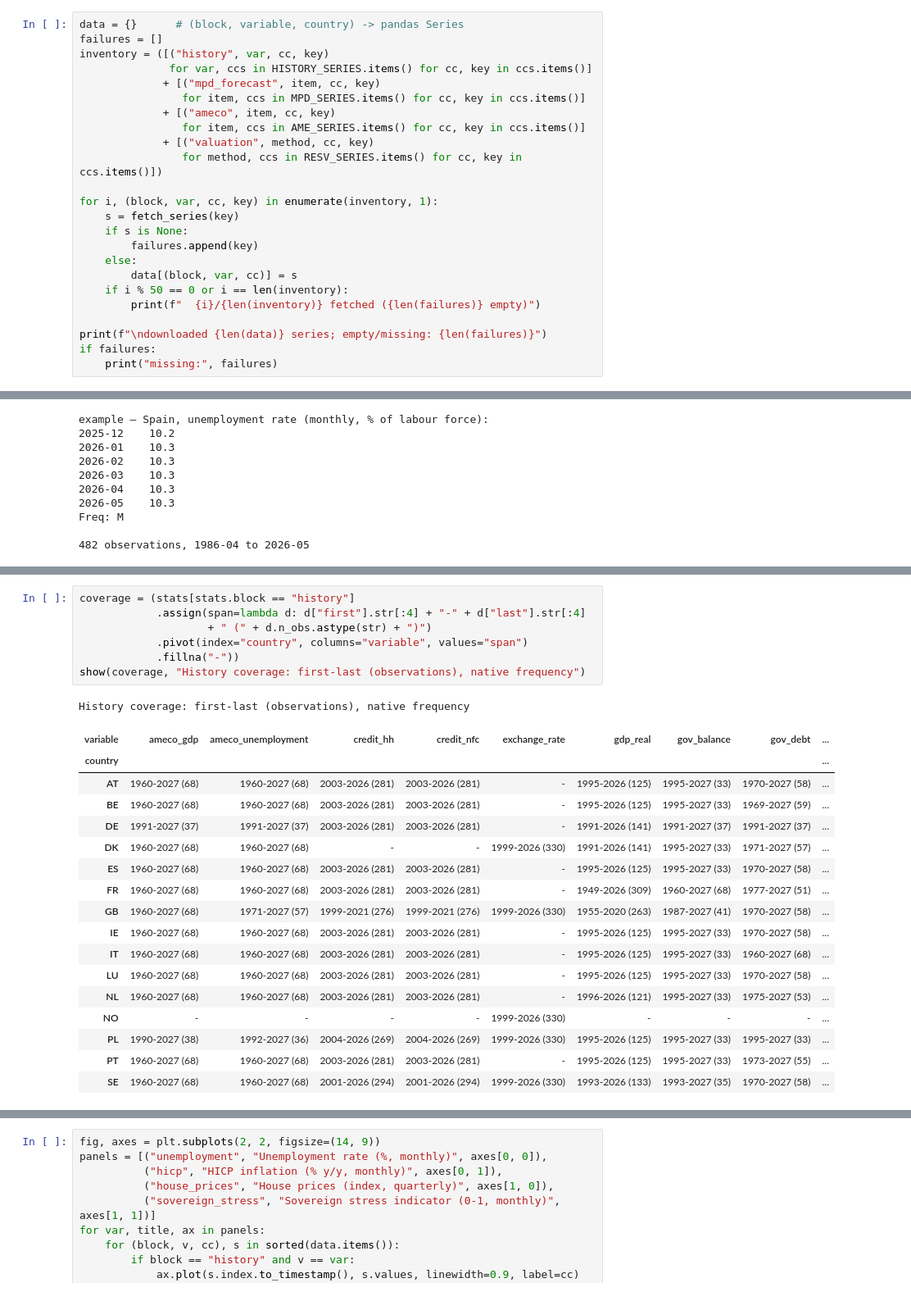
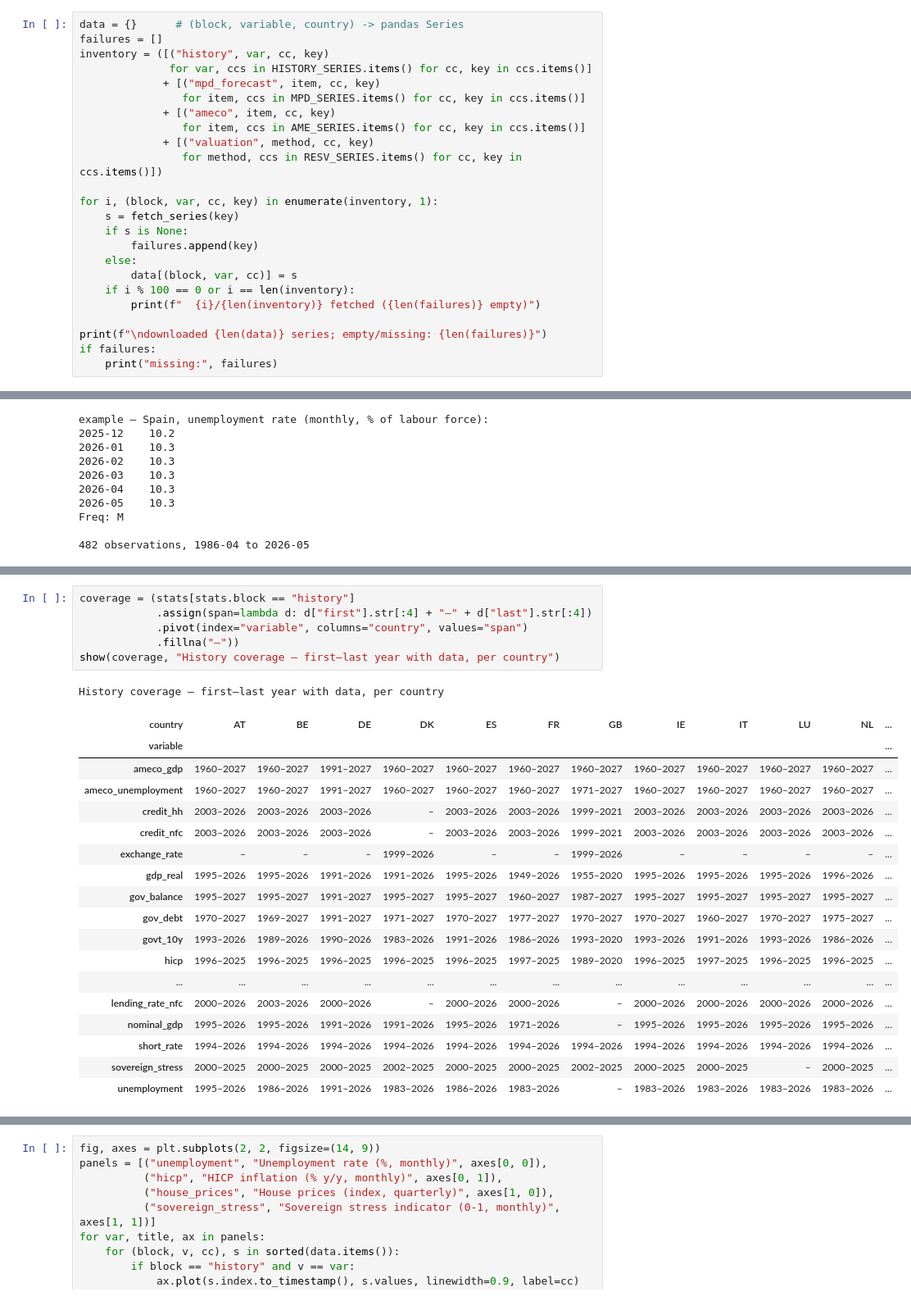
Before and after one commit to at621/snippets, a Jupyter notebook: ecb_data_public.ipynb, the cells around one changed output, grey strips where cells are left out. Shown at 82% size. Cells and saved outputs as stored; diff of their text form.

```diff
--- a/ecb_data_public.ipynb
+++ b/ecb_data_public.ipynb
@@ -995,7 +995,7 @@ for i, (block, var, cc, key) in enumerate(inventory, 1):
         failures.append(key)
     else:
         data[(block, var, cc)] = s
-    if i % 50 == 0 or i == len(inventory):
+    if i % 100 == 0 or i == len(inventory):
         print(f"  {i}/{len(inventory)} fetched ({len(failures)} empty)")
 
 print(f"\ndownloaded {len(data)} series; empty/missing: {len(failures)}")
@@ -1070,27 +1059,27 @@ Downloaded series by block and variable
 # %%
 coverage = (stats[stats.block == "history"]
-            .assign(span=lambda d: d["first"].str[:4] + "-" + d["last"].str[:4]
-                    + " (" + d.n_obs.astype(str) + ")")
-            .pivot(index="country", columns="variable", values="span")
-            .fillna("-"))
-show(coverage, "History coverage: first-last (observations), native frequency")
+            .assign(span=lambda d: d["first"].str[:4] + "–" + d["last"].str[:4])
+            .pivot(index="variable", columns="country", values="span")
+            .fillna("–"))
+show(coverage, "History coverage — first–last year with data, per country")
 # %% [output]
-History coverage: first-last (observations), native frequency
+History coverage — first–last year with data, per country
-| variable | ameco_gdp | ameco_unemployment | credit_hh | credit_nfc | exchange_rate | gdp_real | gov_balance | gov_debt | ... |
-| country |  |  |  |  |  |  |  |  | ... |
-| AT | 1960-2027 (68) | 1960-2027 (68) | 2003-2026 (281) | 2003-2026 (281) | - | 1995-2026 (125) | 1995-2027 (33) | 1970-2027 (58) | ... |
-| BE | 1960-2027 (68) | 1960-2027 (68) | 2003-2026 (281) | 2003-2026 (281) | - | 1995-2026 (125) | 1995-2027 (33) | 1969-2027 (59) | ... |
-| DE | 1991-2027 (37) | 1991-2027 (37) | 2003-2026 (281) | 2003-2026 (281) | - | 1991-2026 (141) | 1991-2027 (37) | 1991-2027 (37) | ... |
-| DK | 1960-2027 (68) | 1960-2027 (68) | - | - | 1999-2026 (330) | 1991-2026 (141) | 1995-2027 (33) | 1971-2027 (57) | ... |
-| ES | 1960-2027 (68) | 1960-2027 (68) | 2003-2026 (281) | 2003-2026 (281) | - | 1995-2026 (125) | 1995-2027 (33) | 1970-2027 (58) | ... |
-| FR | 1960-2027 (68) | 1960-2027 (68) | 2003-2026 (281) | 2003-2026 (281) | - | 1949-2026 (309) | 1960-2027 (68) | 1977-2027 (51) | ... |
-| GB | 1960-2027 (68) | 1971-2027 (57) | 1999-2021 (276) | 1999-2021 (276) | 1999-2026 (330) | 1955-2020 (263) | 1987-2027 (41) | 1970-2027 (58) | ... |
-| IE | 1960-2027 (68) | 1960-2027 (68) | 2003-2026 (281) | 2003-2026 (281) | - | 1995-2026 (125) | 1995-2027 (33) | 1970-2027 (58) | ... |
-| IT | 1960-2027 (68) | 1960-2027 (68) | 2003-2026 (281) | 2003-2026 (281) | - | 1995-2026 (125) | 1995-2027 (33) | 1960-2027 (68) | ... |
-| LU | 1960-2027 (68) | 1960-2027 (68) | 2003-2026 (281) | 2003-2026 (281) | - | 1995-2026 (125) | 1995-2027 (33) | 1970-2027 (58) | ... |
-| NL | 1960-2027 (68) | 1960-2027 (68) | 2003-2026 (281) | 2003-2026 (281) | - | 1996-2026 (121) | 1995-2027 (33) | 1975-2027 (53) | ... |
-| NO | - | - | - | - | 1999-2026 (330) | - | - | - | ... |
-| PL | 1990-2027 (38) | 1992-2027 (36) | 2004-2026 (269) | 2004-2026 (269) | 1999-2026 (330) | 1995-2026 (125) | 1995-2027 (33) | 1995-2027 (33) | ... |
-| PT | 1960-2027 (68) | 1960-2027 (68) | 2003-2026 (281) | 2003-2026 (281) | - | 1995-2026 (125) | 1995-2027 (33) | 1973-2027 (55) | ... |
-| SE | 1960-2027 (68) | 1960-2027 (68) | 2001-2026 (294) | 2001-2026 (294) | 1999-2026 (330) | 1993-2026 (133) | 1993-2027 (35) | 1970-2027 (58) | ... |
+| country | AT | BE | DE | DK | ES | FR | GB | IE | IT | LU | NL | ... |
+| variable |  |  |  |  |  |  |  |  |  |  |  | ... |
+| ameco_gdp | 1960–2027 | 1960–2027 | 1991–2027 | 1960–2027 | 1960–2027 | 1960–2027 | 1960–2027 | 1960–2027 | 1960–2027 | 1960–2027 | 1960–2027 | ... |
+| ameco_unemployment | 1960–2027 | 1960–2027 | 1991–2027 | 1960–2027 | 1960–2027 | 1960–2027 | 1971–2027 | 1960–2027 | 1960–2027 | 1960–2027 | 1960–2027 | ... |
+| credit_hh | 2003–2026 | 2003–2026 | 2003–2026 | – | 2003–2026 | 2003–2026 | 1999–2021 | 2003–2026 | 2003–2026 | 2003–2026 | 2003–2026 | ... |
+| credit_nfc | 2003–2026 | 2003–2026 | 2003–2026 | – | 2003–2026 | 2003–2026 | 1999–2021 | 2003–2026 | 2003–2026 | 2003–2026 | 2003–2026 | ... |
+| exchange_rate | – | – | – | 1999–2026 | – | – | 1999–2026 | – | – | – | – | ... |
+| gdp_real | 1995–2026 | 1995–2026 | 1991–2026 | 1991–2026 | 1995–2026 | 1949–2026 | 1955–2020 | 1995–2026 | 1995–2026 | 1995–2026 | 1996–2026 | ... |
+| gov_balance | 1995–2027 | 1995–2027 | 1991–2027 | 1995–2027 | 1995–2027 | 1960–2027 | 1987–2027 | 1995–2027 | 1995–2027 | 1995–2027 | 1995–2027 | ... |
+| gov_debt | 1970–2027 | 1969–2027 | 1991–2027 | 1971–2027 | 1970–2027 | 1977–2027 | 1970–2027 | 1970–2027 | 1960–2027 | 1970–2027 | 1975–2027 | ... |
+| govt_10y | 1993–2026 | 1989–2026 | 1990–2026 | 1983–2026 | 1991–2026 | 1986–2026 | 1993–2020 | 1993–2026 | 1991–2026 | 1993–2026 | 1986–2026 | ... |
+| hicp | 1996–2025 | 1996–2025 | 1996–2025 | 1996–2025 | 1996–2025 | 1997–2025 | 1989–2020 | 1996–2025 | 1997–2025 | 1996–2025 | 1996–2025 | ... |
+| ... | ... | ... | ... | ... | ... | ... | ... | ... | ... | ... | ... | ... |
+| lending_rate_nfc | 2000–2026 | 2003–2026 | 2000–2026 | – | 2000–2026 | 2000–2026 | – | 2000–2026 | 2000–2026 | 2000–2026 | 2000–2026 | ... |
+| nominal_gdp | 1995–2026 | 1995–2026 | 1991–2026 | 1991–2026 | 1995–2026 | 1971–2026 | – | 1995–2026 | 1995–2026 | 1995–2026 | 1995–2026 | ... |
+| short_rate | 1994–2026 | 1994–2026 | 1994–2026 | 1994–2026 | 1994–2026 | 1994–2026 | 1994–2026 | 1994–2026 | 1994–2026 | 1994–2026 | 1994–2026 | ... |
+| sovereign_stress | 2000–2025 | 2000–2025 | 2000–2025 | 2002–2025 | 2000–2025 | 2000–2025 | 2002–2025 | 2000–2025 | 2000–2025 | – | 2000–2025 | ... |
+| unemployment | 1995–2026 | 1986–2026 | 1991–2026 | 1983–2026 | 1986–2026 | 1983–2026 | – | 1983–2026 | 1983–2026 | 1983–2026 | 1983–2026 | ... |
 # %%
```
Also changed, not shown: parts of 13 cells of this notebook.
